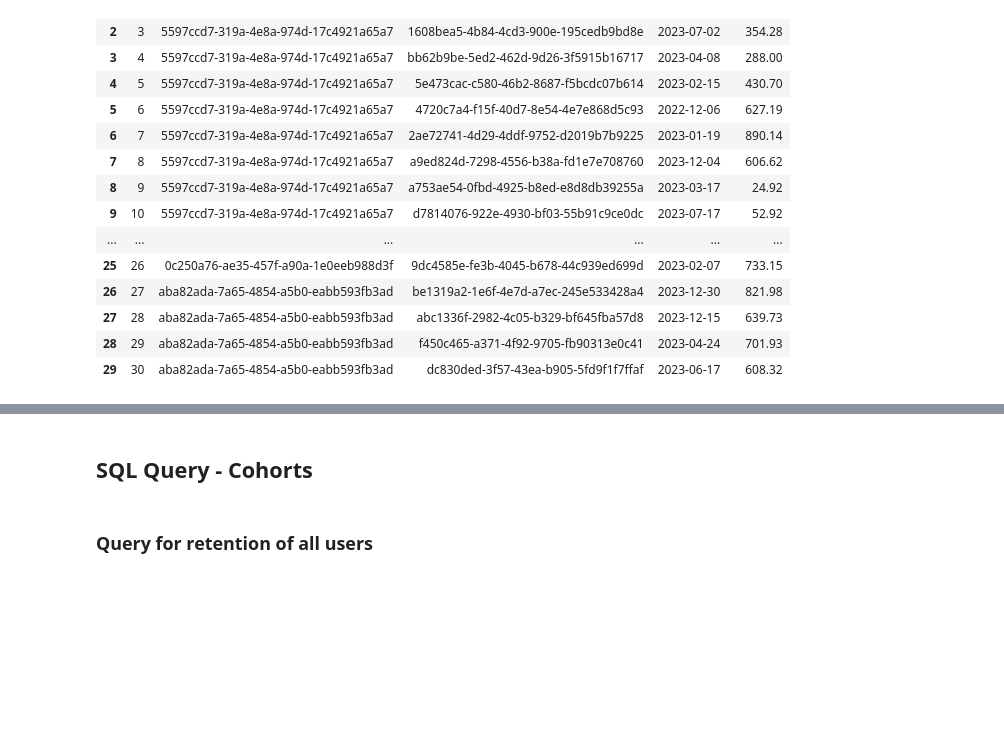
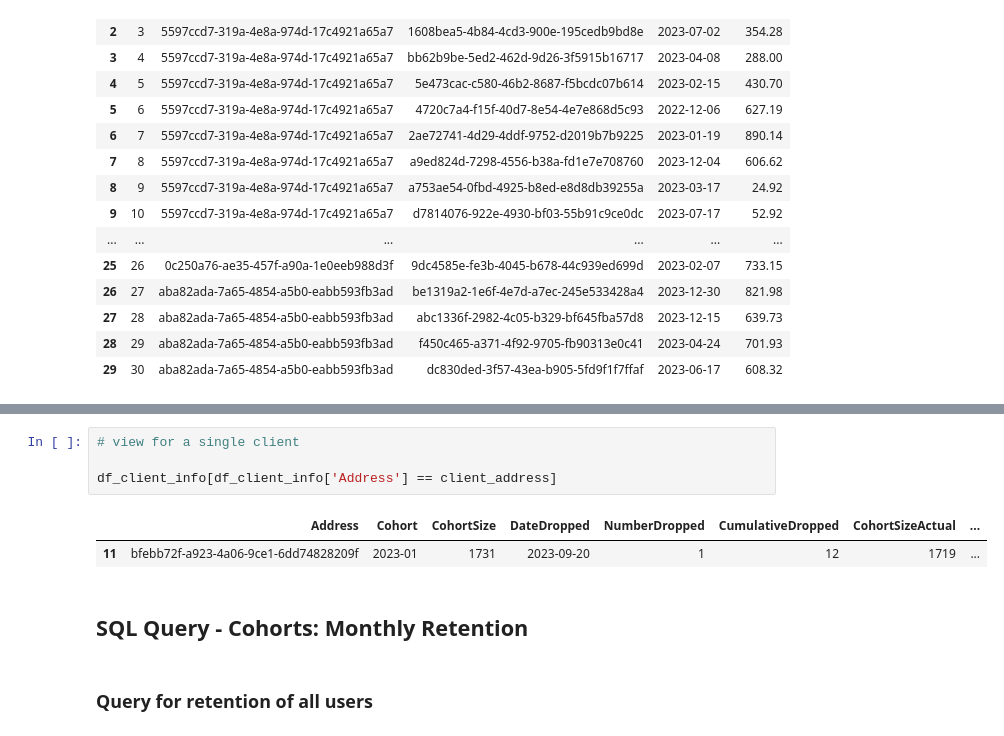
Before and after one commit to bialczykk/blockchain-analysis-simulation, a Jupyter notebook: notebook-2.ipynb, the cells around one changed output, grey strips where cells are left out. Saved outputs shown, nothing was run; the diff lists cells and outputs as text; blank space fills up the shorter version.

```diff
--- a/notebook-2.ipynb
+++ b/notebook-2.ipynb
@@ -167,5 +305,12 @@ execute_query_to_dataframe(query, password=DB_PASSWORD, database="blockchain_tra
+# %%
+# view for a single client
+
+df_client_info[df_client_info['Address'] == client_address]
+# %% [output]
+|  | Address | Cohort | CohortSize | DateDropped | NumberDropped | CumulativeDropped | CohortSizeActual | ... |
+| 11 | bfebb72f-a923-4a06-9ce1-6dd74828209f | 2023-01 | 1731 | 2023-09-20 | 1 | 12 | 1719 | ... |
 # %% [markdown]
-## SQL Query - Cohorts
+## SQL Query - Cohorts: Monthly Retention
 # %% [markdown]
 ### Query for retention of all users
 # %%
```
Also changed, not shown: parts of 19 cells of this notebook.
